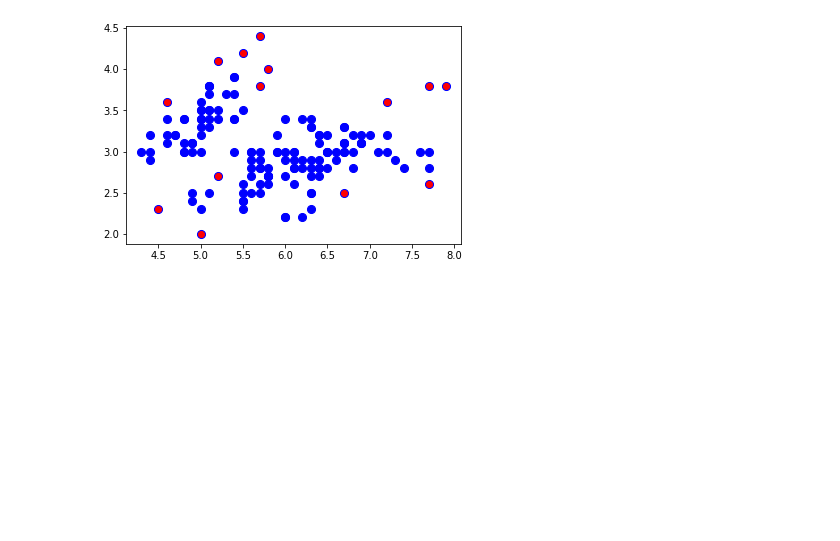
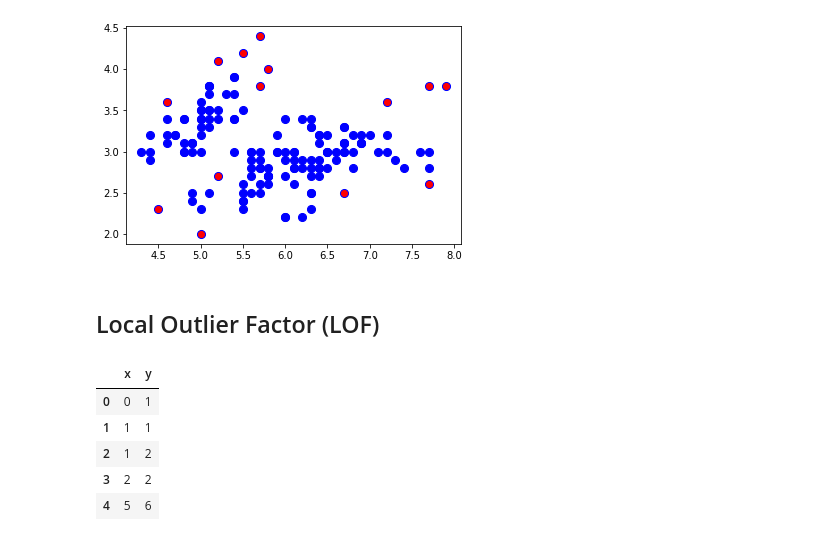
Before and after one commit to peeyushsinghal/anomaly-detection, a Jupyter notebook: anomaly_detection.ipynb, the cells around one changed output. Saved outputs shown, nothing was run; the diff lists cells and outputs as text; code cells hidden in the pictures; blank space fills up the shorter version.

```diff
--- a/anomaly_detection.ipynb
+++ b/anomaly_detection.ipynb
@@ -380,3 +380,5 @@ plt.scatter(outlier_values["sepal_length"], outlier_values["sepal_width"], color
 # %% [output]
 <matplotlib.collections.PathCollection at 0x...>
 [figure]
+# %% [markdown]
+## Local Outlier Factor (LOF)
@@ -382,0 +394,11 @@ plt.scatter(outlier_values["sepal_length"], outlier_values["sepal_width"], color
+# %%
+# data
+df = pd.DataFrame(np.array([[0,1], [1,1], [1,2], [2,2], [5,6]]), columns = ["x", "y"], index = [0,1,2,3,4])
+df
+# %% [output]
+|  | x | y |
+| 0 | 0 | 1 |
+| 1 | 1 | 1 |
+| 2 | 1 | 2 |
+| 3 | 2 | 2 |
+| 4 | 5 | 6 |
```
Also changed, not shown: parts of 5 cells of this notebook.
